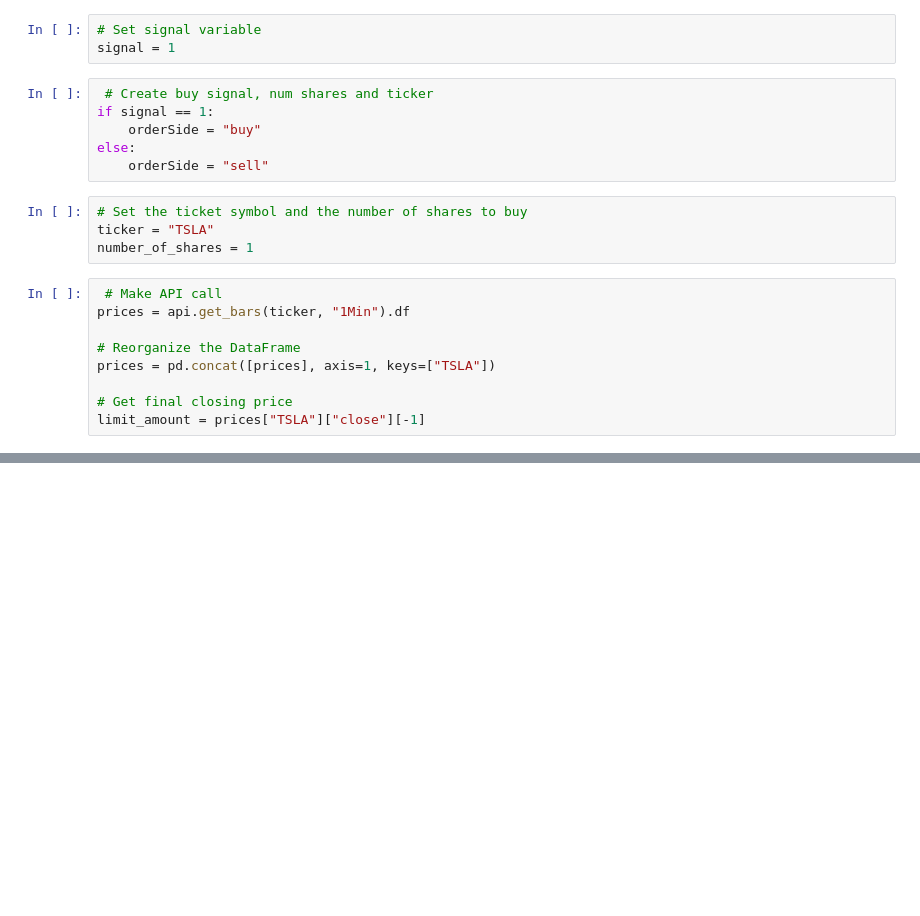
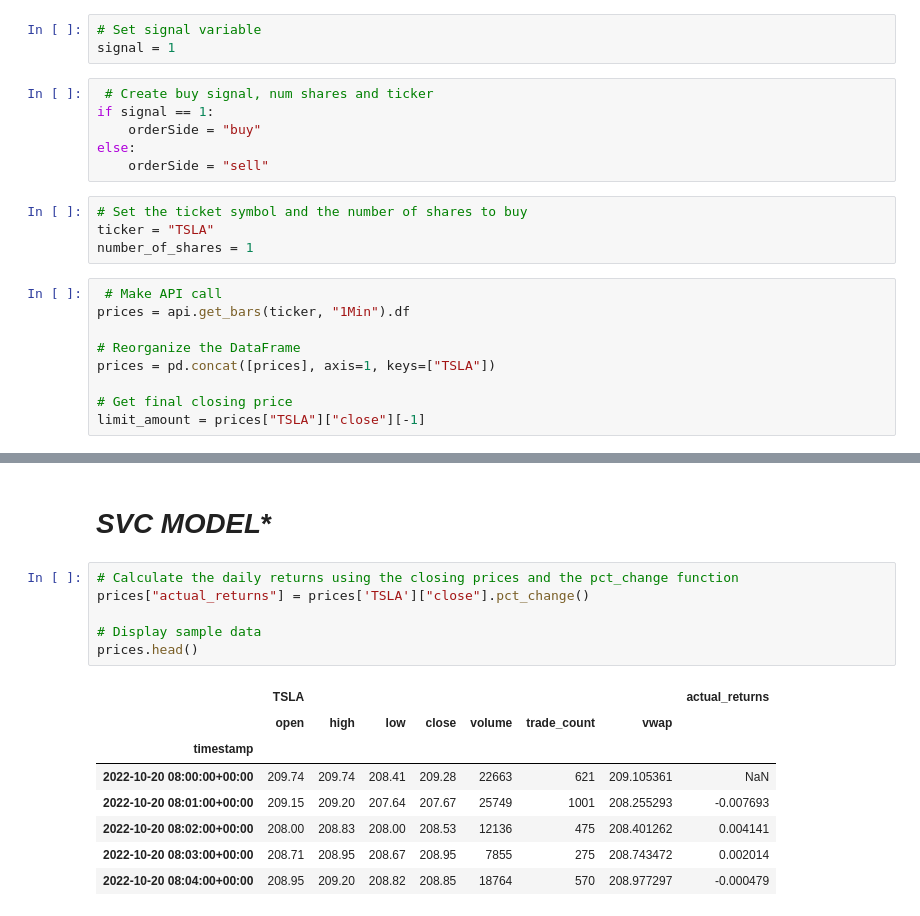
Before and after one commit to TimL2/Group_Project_2_ML_Bot, a Jupyter notebook: ML_Trading_Bot.ipynb, the cells around one changed output, grey strips where cells are left out. Drawn from its saved outputs; the diff is of its cells as text; blank space fills up the shorter version.

```diff
--- a/ML_Trading_Bot.ipynb
+++ b/ML_Trading_Bot.ipynb
@@ -77,0 +78,17 @@ limit_amount
+# %% [markdown]
+# *SVC MODEL**
+# %%
+# Calculate the daily returns using the closing prices and the pct_change function
+prices["actual_returns"] = prices['TSLA']["close"].pct_change()
+
+# Display sample data
+prices.head()
+# %% [output]
+|  | TSLA |  |  |  |  |  |  | actual_returns |
+|  | open | high | low | close | volume | trade_count | vwap |  |
+| timestamp |  |  |  |  |  |  |  |  |
+| 2022-10-20 08:00:00+00:00 | 209.74 | 209.74 | 208.41 | 209.28 | 22663 | 621 | 209.105361 | NaN |
+| 2022-10-20 08:01:00+00:00 | 209.15 | 209.20 | 207.64 | 207.67 | 25749 | 1001 | 208.255293 | -0.007693 |
+| 2022-10-20 08:02:00+00:00 | 208.00 | 208.83 | 208.00 | 208.53 | 12136 | 475 | 208.401262 | 0.004141 |
+| 2022-10-20 08:03:00+00:00 | 208.71 | 208.95 | 208.67 | 208.95 | 7855 | 275 | 208.743472 | 0.002014 |
+| 2022-10-20 08:04:00+00:00 | 208.95 | 209.20 | 208.82 | 208.85 | 18764 | 570 | 208.977297 | -0.000479 |
```
Also changed, not shown: parts of 26 cells of this notebook.
